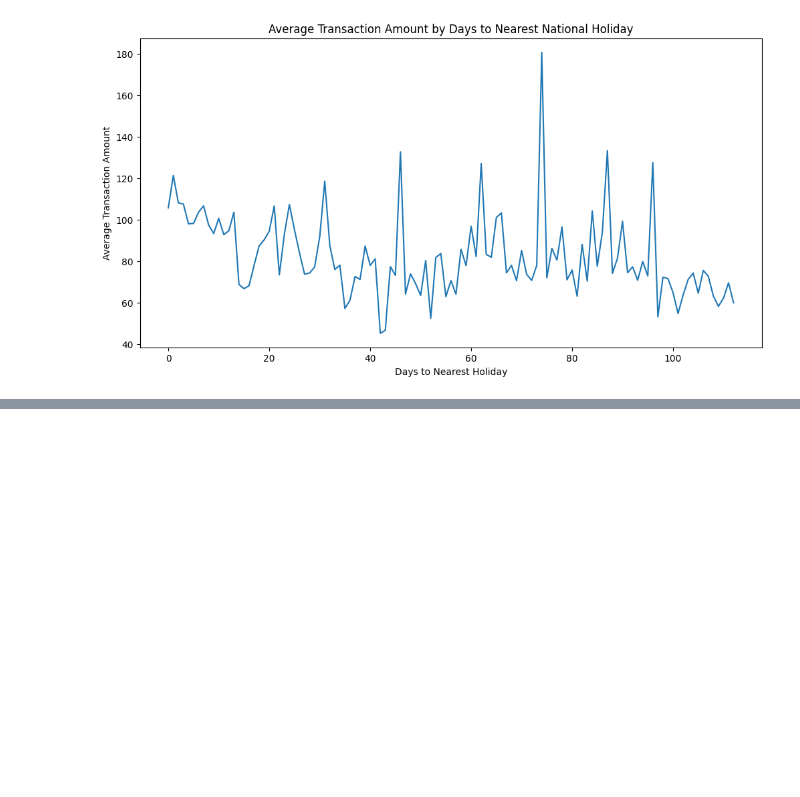
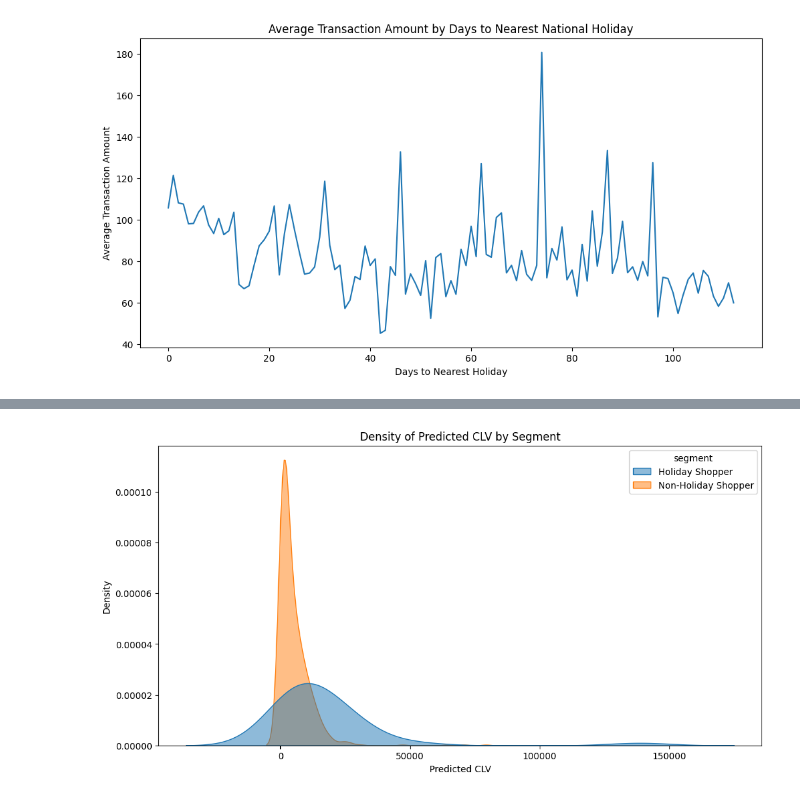
Before and after one commit to CGrainger1/LTV-Capstone-Project, a Jupyter notebook: Step_21_Seasonality.ipynb, the cells around one changed output, grey strips where cells are left out. Drawn from its saved outputs; the diff is of its cells as text; code cells hidden in the pictures; blank space fills up the shorter version.

```diff
--- a/Step_21_Seasonality.ipynb
+++ b/Step_21_Seasonality.ipynb
@@ -248,0 +404,8 @@ plt.show()
+# %%
+plt.figure(figsize=(12,6))
+sns.kdeplot(data=combined_summary, x='predicted_clv', hue='segment', fill=True, common_norm=False, alpha=0.5)
+plt.title('Density of Predicted CLV by Segment')
+plt.xlabel('Predicted CLV')
+plt.show()
+# %% [output]
+[figure, added]
```
Also changed, not shown: parts of 6 cells of this notebook.
